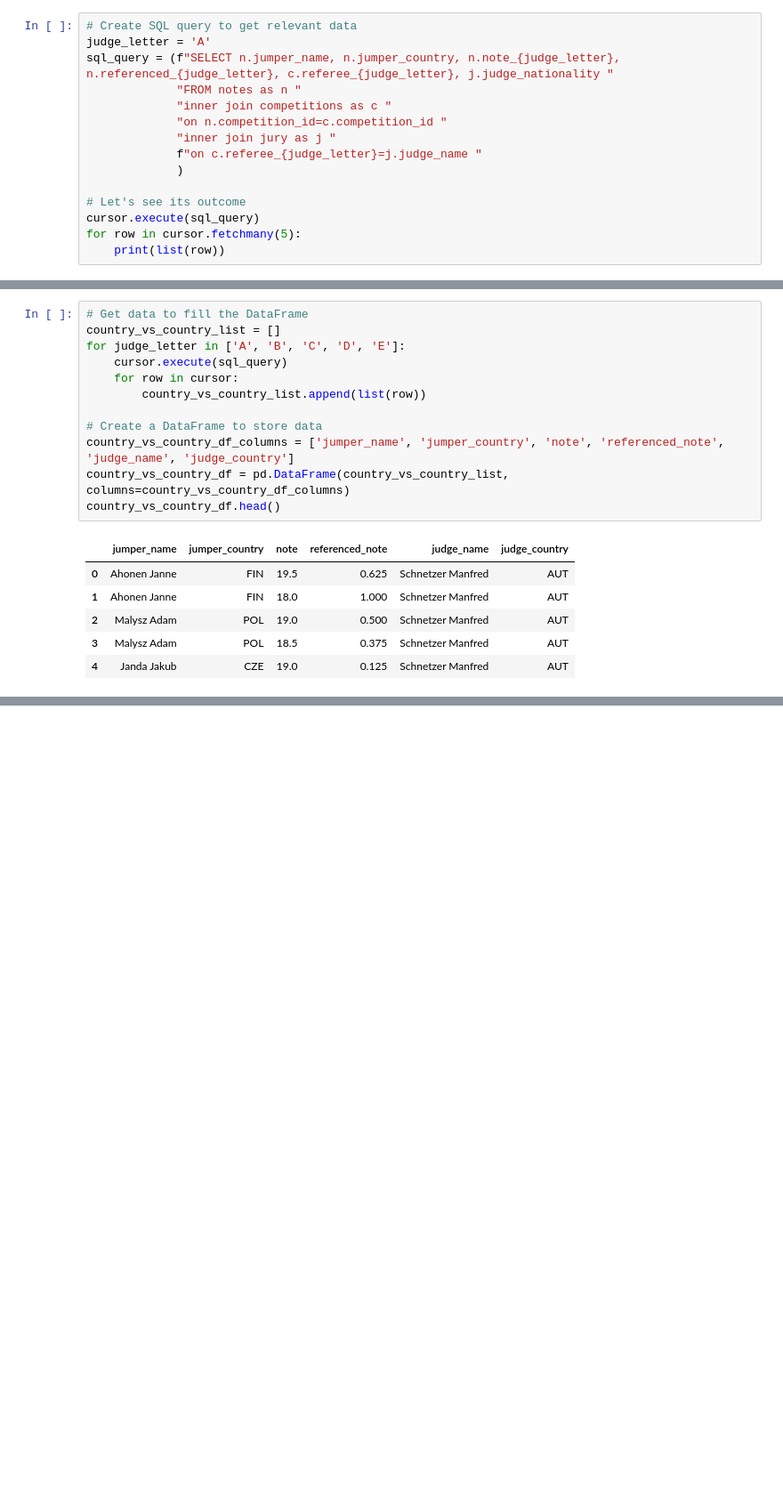
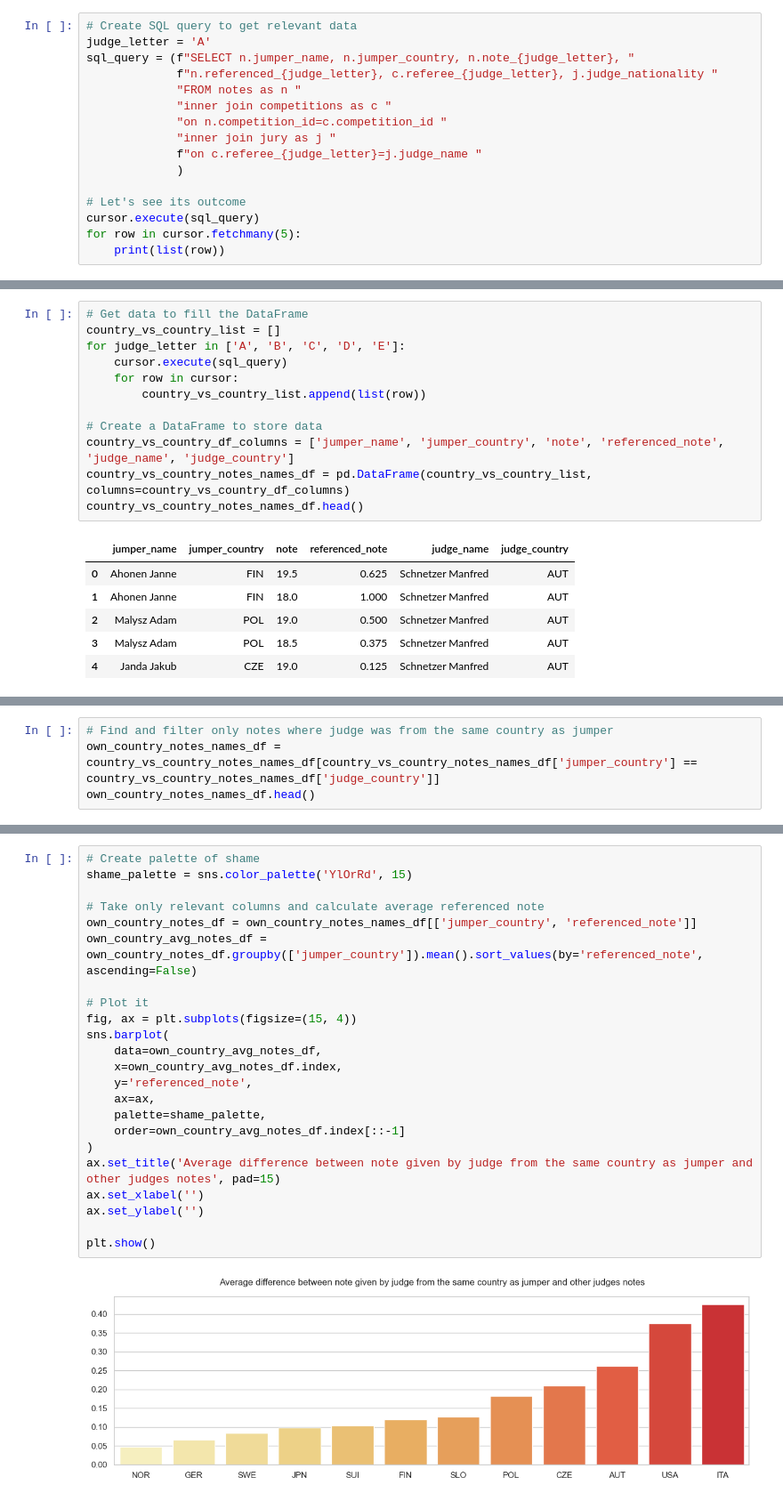
Before and after one commit to vroobelle93/02_ski_jumping, a Jupyter notebook: 02_ski_jumping.ipynb, the cells around one changed output, grey strips where cells are left out. Shown: that part at 89% size. Saved outputs shown, nothing was run; the diff lists cells and outputs as text; blank space fills up the shorter version.

Commit message:
Shame list created

```diff
--- a/02_ski_jumping.ipynb
+++ b/02_ski_jumping.ipynb
@@ -528,7 +530,8 @@ To achieve it we must join some tables to extract nationality of each judge, for
 # %%
 # Create SQL query to get relevant data
 judge_letter = 'A'
-sql_query = (f"SELECT n.jumper_name, n.jumper_country, n.note_{judge_letter}, n.referenced_{judge_letter}, c.referee_{judge_letter}, j.judge_nationality "
+sql_query = (f"SELECT n.jumper_name, n.jumper_country, n.note_{judge_letter}, "
+             f"n.referenced_{judge_letter}, c.referee_{judge_letter}, j.judge_nationality "
              "FROM notes as n "
              "inner join competitions as c "
              "on n.competition_id=c.competition_id "
@@ -556,8 +559,8 @@ for judge_letter in ['A', 'B', 'C', 'D', 'E']:
 
 # Create a DataFrame to store data
 country_vs_country_df_columns = ['jumper_name', 'jumper_country', 'note', 'referenced_note', 'judge_name', 'judge_country']
-country_vs_country_df = pd.DataFrame(country_vs_country_list, columns=country_vs_country_df_columns)
-country_vs_country_df.head()
+country_vs_country_notes_names_df = pd.DataFrame(country_vs_country_list, columns=country_vs_country_df_columns)
+country_vs_country_notes_names_df.head()
 # %% [output]
 |  | jumper_name | jumper_country | note | referenced_note | judge_name | judge_country |
 | 0 | Ahonen Janne | FIN | 19.5 | 0.625 | Schnetzer Manfred | AUT |
@@ -576,0 +571,4 @@ country_vs_country_df[country_vs_country_df['jumper_country']==country_vs_countr
+# %%
+# Find and filter only notes where judge was from the same country as jumper
+own_country_notes_names_df = country_vs_country_notes_names_df[country_vs_country_notes_names_df['jumper_country'] == country_vs_country_notes_names_df['judge_country']]
+own_country_notes_names_df.head()
@@ -576,0 +582,25 @@ country_vs_country_df[country_vs_country_df['jumper_country']==country_vs_countr
+# %%
+# Create palette of shame
+shame_palette = sns.color_palette('YlOrRd', 15)
+
+# Take only relevant columns and calculate average referenced note
+own_country_notes_df = own_country_notes_names_df[['jumper_country', 'referenced_note']]
+own_country_avg_notes_df = own_country_notes_df.groupby(['jumper_country']).mean().sort_values(by='referenced_note', ascending=False)
+
+# Plot it
+fig, ax = plt.subplots(figsize=(15, 4))
+sns.barplot(
+    data=own_country_avg_notes_df,
+    x=own_country_avg_notes_df.index,
+    y='referenced_note',
+    ax=ax,
+    palette=shame_palette,
+    order=own_country_avg_notes_df.index[::-1]
+)
+ax.set_title('Average difference between note given by judge from the same country as jumper and other judges notes', pad=15)
+ax.set_xlabel('')
+ax.set_ylabel('')
+
+plt.show()
+# %% [output]
+[figure, added]
```
Also changed, not shown: parts of 12 cells of this notebook, 1 other file.
